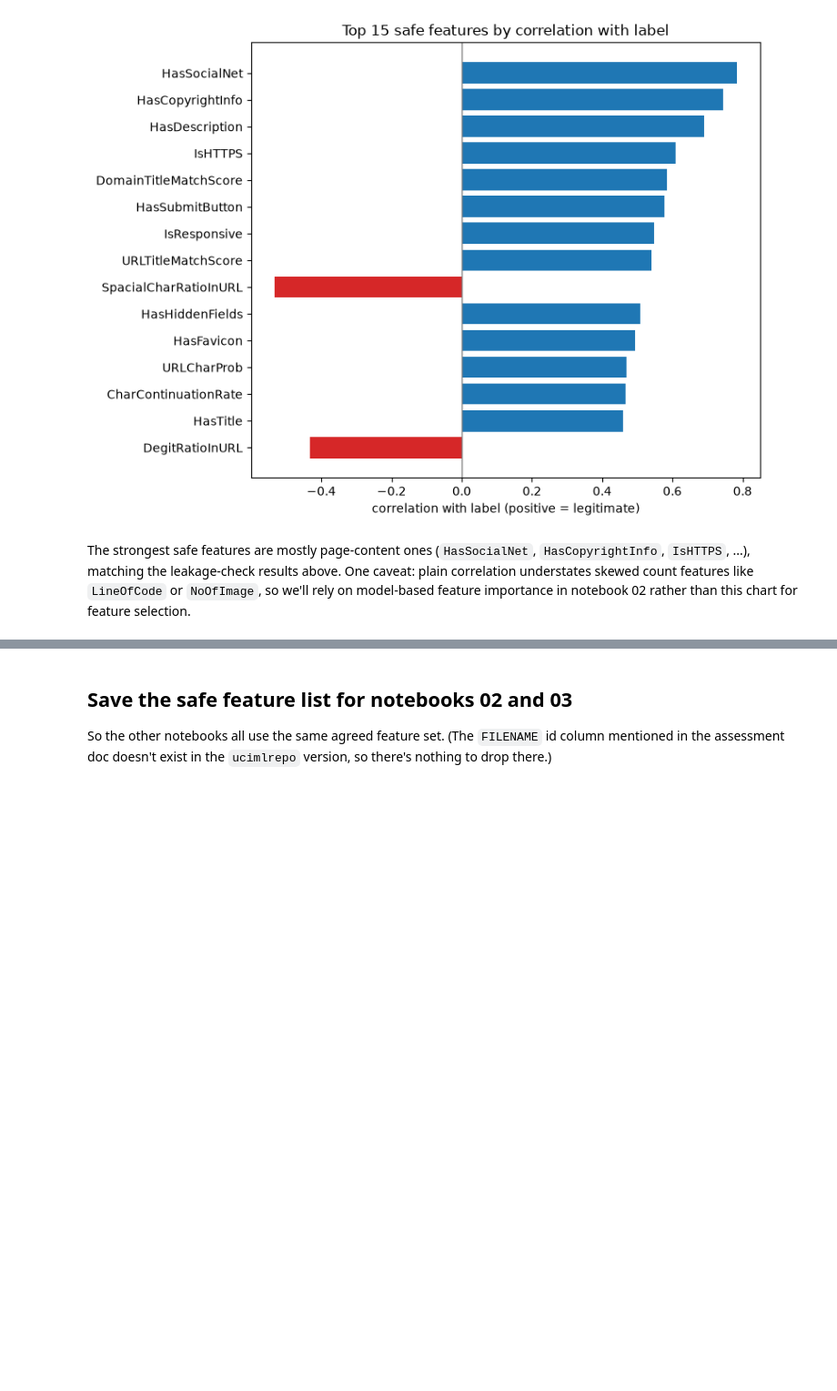
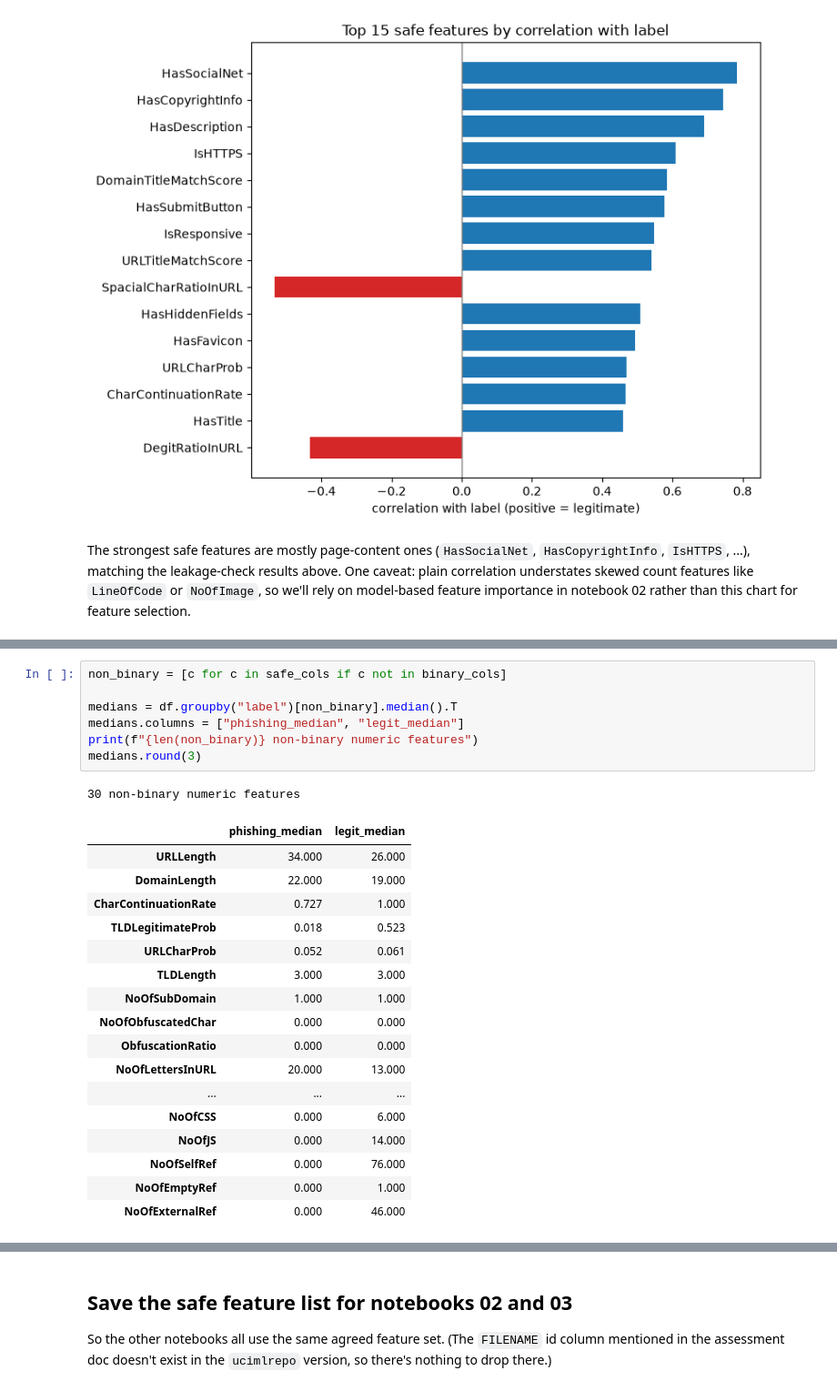
Before and after one commit to jjusticeusd/AAI-501-Final-Team-Project-Group2, a Jupyter notebook: code/01.ipynb, the cells around one changed output, grey strips where cells are left out. Shown at 91% size. Cells and saved outputs as stored; diff of their text form; blank space fills up the shorter version.

```diff
--- a/code/01.ipynb
+++ b/code/01.ipynb
@@ -401,0 +410,26 @@ chart for feature selection.
+# %%
+non_binary = [c for c in safe_cols if c not in binary_cols]
+
+medians = df.groupby("label")[non_binary].median().T
+medians.columns = ["phishing_median", "legit_median"]
+print(f"{len(non_binary)} non-binary numeric features")
+medians.round(3)
+# %% [output]
+30 non-binary numeric features
+|  | phishing_median | legit_median |
+| URLLength | 34.000 | 26.000 |
+| DomainLength | 22.000 | 19.000 |
+| CharContinuationRate | 0.727 | 1.000 |
+| TLDLegitimateProb | 0.018 | 0.523 |
+| URLCharProb | 0.052 | 0.061 |
+| TLDLength | 3.000 | 3.000 |
+| NoOfSubDomain | 1.000 | 1.000 |
+| NoOfObfuscatedChar | 0.000 | 0.000 |
+| ObfuscationRatio | 0.000 | 0.000 |
+| NoOfLettersInURL | 20.000 | 13.000 |
+| ... | ... | ... |
+| NoOfCSS | 0.000 | 6.000 |
+| NoOfJS | 0.000 | 14.000 |
+| NoOfSelfRef | 0.000 | 76.000 |
+| NoOfEmptyRef | 0.000 | 1.000 |
+| NoOfExternalRef | 0.000 | 46.000 |
```
Also changed, not shown: parts of 10 cells of this notebook.
